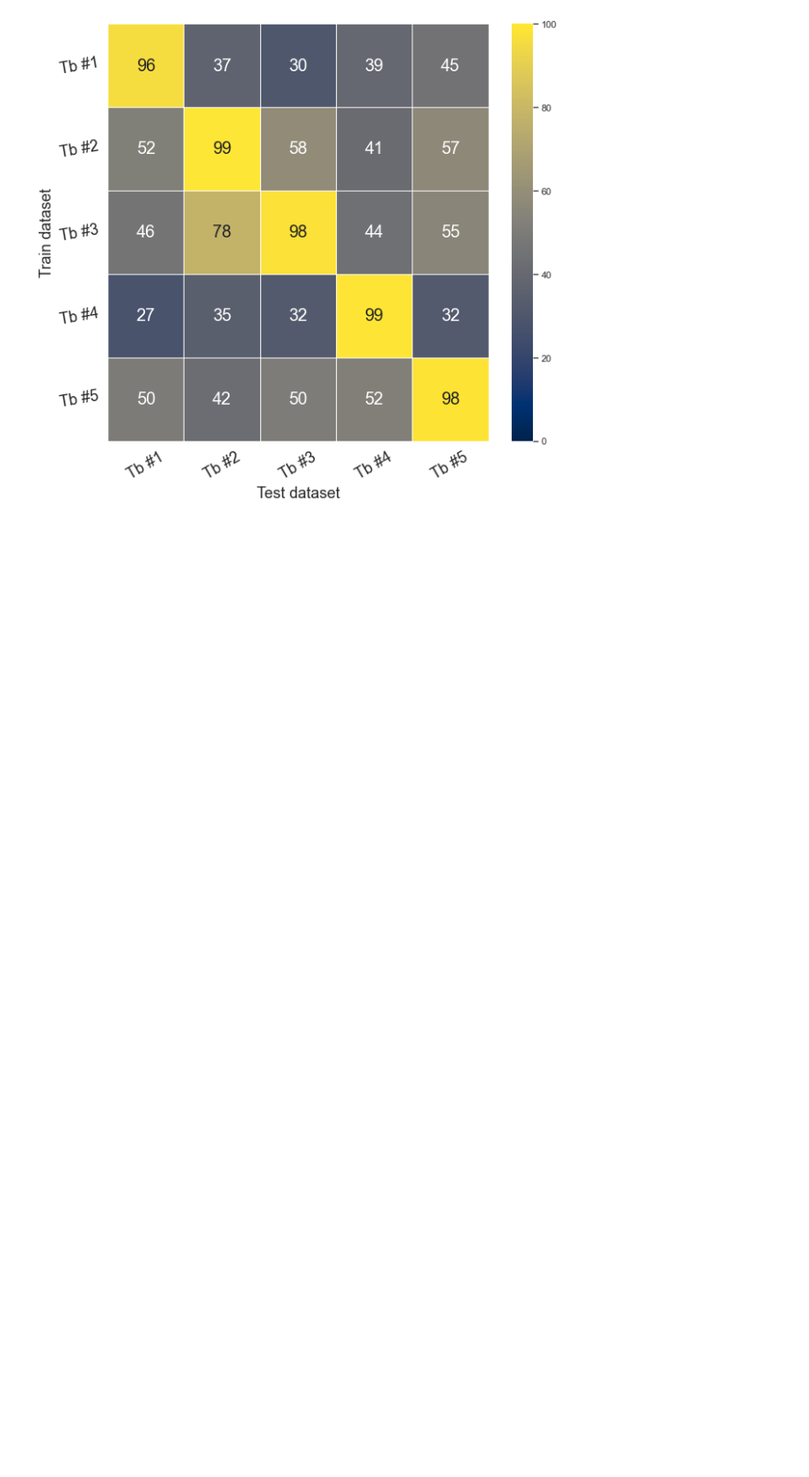
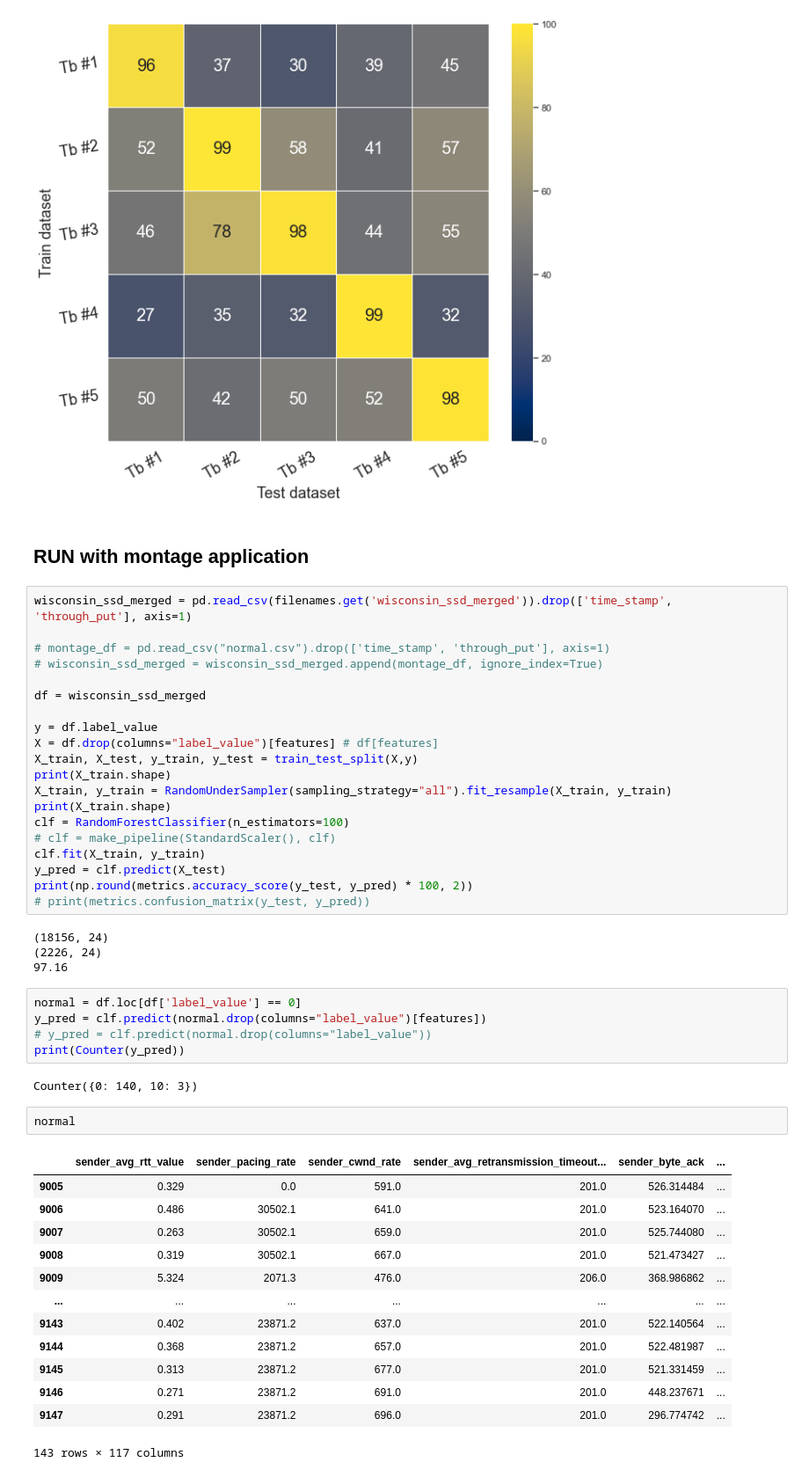
Before and after one commit to EhsanSaZ/BottleneckDetection, a Jupyter notebook: prototype/bottleneck_3.ipynb, the cells around one changed output. Shown: that part at 88% size. Cells and saved outputs as stored; diff of their text form; blank space fills up the shorter version.

```diff
--- a/prototype/bottleneck_3.ipynb
+++ b/prototype/bottleneck_3.ipynb
@@ -747,3 +734,52 @@ ax.set_yticklabels(ticks_labels, rotation=10, fontsize= 18)
  Text(0, 3.5, 'Tb #4'),
  Text(0, 4.5, 'Tb #5')]
 [figure]
+# %% [markdown]
+## RUN with montage application
+# %%
+wisconsin_ssd_merged = pd.read_csv(filenames.get('wisconsin_ssd_merged')).drop(['time_stamp', 'through_put'], axis=1)
+
+# montage_df = pd.read_csv("normal.csv").drop(['time_stamp', 'through_put'], axis=1)
+# wisconsin_ssd_merged = wisconsin_ssd_merged.append(montage_df, ignore_index=True)
+
+df = wisconsin_ssd_merged
+
+y = df.label_value
+X = df.drop(columns="label_value")[features] # df[features]
+X_train, X_test, y_train, y_test = train_test_split(X,y)
+print(X_train.shape)
+X_train, y_train = RandomUnderSampler(sampling_strategy="all").fit_resample(X_train, y_train)
+print(X_train.shape)
+clf = RandomForestClassifier(n_estimators=100)
+# clf = make_pipeline(StandardScaler(), clf)
+clf.fit(X_train, y_train)
+y_pred = clf.predict(X_test)
+print(np.round(metrics.accuracy_score(y_test, y_pred) * 100, 2))
+# print(metrics.confusion_matrix(y_test, y_pred))
+# %% [output]
+(18156, 24)
+(2226, 24)
+97.16
+# %%
+normal = df.loc[df['label_value'] == 0]
+y_pred = clf.predict(normal.drop(columns="label_value")[features])
+# y_pred = clf.predict(normal.drop(columns="label_value"))
+print(Counter(y_pred))
+# %% [output]
+Counter({0: 140, 10: 3})
+# %%
+normal
+# %% [output]
+|  | sender_avg_rtt_value | sender_pacing_rate | sender_cwnd_rate | sender_avg_retransmission_timeout... | sender_byte_ack | ... |
+| 9005 | 0.329 | 0.0 | 591.0 | 201.0 | 526.314484 | ... |
+| 9006 | 0.486 | 30502.1 | 641.0 | 201.0 | 523.164070 | ... |
+| 9007 | 0.263 | 30502.1 | 659.0 | 201.0 | 525.744080 | ... |
+| 9008 | 0.319 | 30502.1 | 667.0 | 201.0 | 521.473427 | ... |
+| 9009 | 5.324 | 2071.3 | 476.0 | 206.0 | 368.986862 | ... |
+| ... | ... | ... | ... | ... | ... | ... |
+| 9143 | 0.402 | 23871.2 | 637.0 | 201.0 | 522.140564 | ... |
+| 9144 | 0.368 | 23871.2 | 657.0 | 201.0 | 522.481987 | ... |
+| 9145 | 0.313 | 23871.2 | 677.0 | 201.0 | 521.331459 | ... |
+| 9146 | 0.271 | 23871.2 | 691.0 | 201.0 | 448.237671 | ... |
+| 9147 | 0.291 | 23871.2 | 696.0 | 201.0 | 296.774742 | ... |
+143 rows × 117 columns
```
Also changed, not shown: parts of 8 cells of this notebook, 3 other files.
